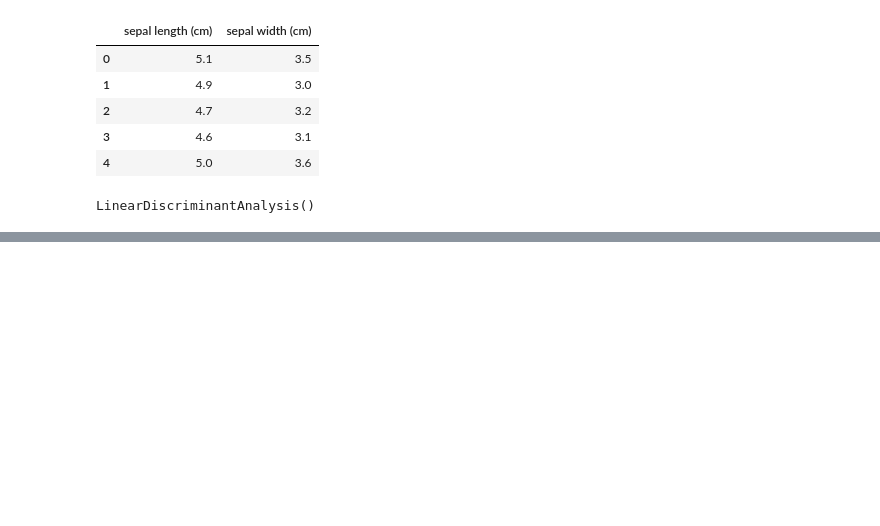
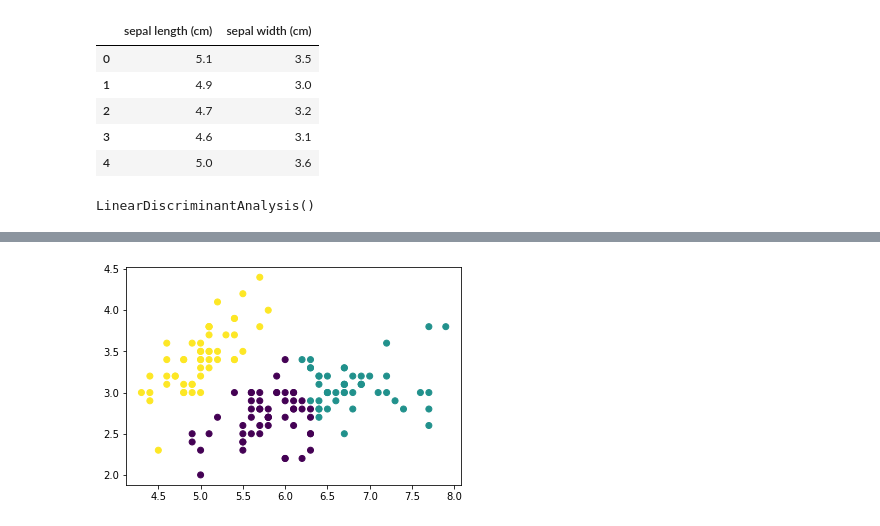
Before and after one commit to duzz23/My-Project, a Jupyter notebook: 19_Logistic regression and discriminant analysis.ipynb, the cells around one changed output, grey strips where cells are left out. Drawn from its saved outputs; the diff is of its cells as text; code cells hidden in the pictures; blank space fills up the shorter version.

```diff
--- a/19_Logistic regression and discriminant analysis.ipynb
+++ b/19_Logistic regression and discriminant analysis.ipynb
@@ -97,0 +109,3 @@ plt.show()
+# %%
+data = data1[['sepal length (cm)', 'sepal width (cm)']]
+data
@@ -97,0 +128,3 @@ plt.show()
+# %%
+k = KMeans(n_clusters=3)
+data1 = k.fit_predict(data)
@@ -97,0 +141,5 @@ plt.show()
+# %%
+plt.scatter(data['sepal length (cm)'], data['sepal width (cm)'], c=data1)
+plt.show()
+# %% [output]
+[figure, added]
```
Also changed, not shown: parts of 11 cells of this notebook.
